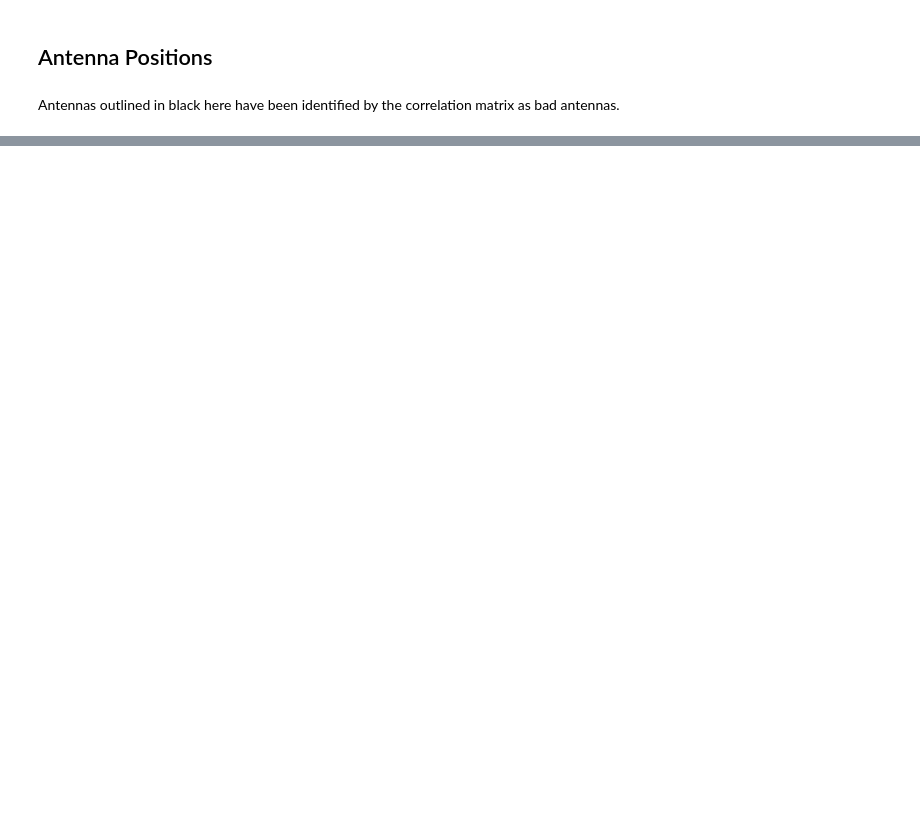
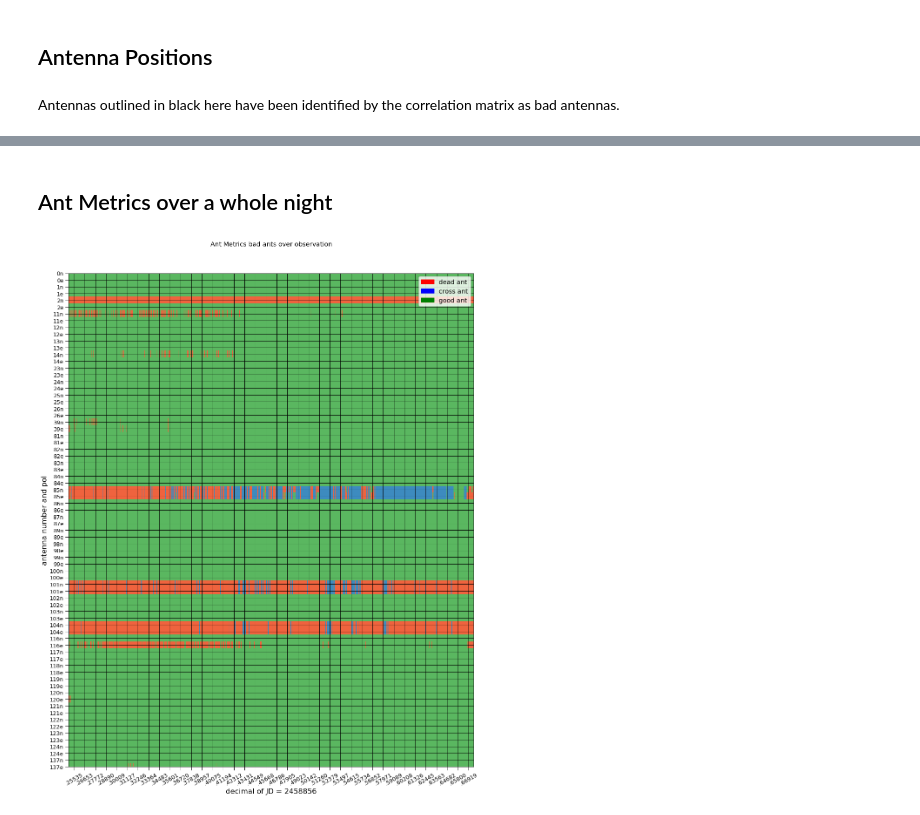
Before and after one commit to HERA-Team/H3C_plots, a Jupyter notebook: data_inspect_2458856.ipynb, the cells around one changed output, grey strips where cells are left out. Cells and saved outputs as stored; diff of their text form; code cells hidden in the pictures; blank space fills up the shorter version.

```diff
--- a/data_inspect_2458856.ipynb
+++ b/data_inspect_2458856.ipynb
@@ -83,0 +94,3 @@ utils.plot_antenna_positions(uvd1, badAnts=badAnts)
+# %%
+antmetfiles = sorted(glob.glob("{0}/zen.*.*.hdf5".format(data_path)))
+ant_metrics = hera_qm.ant_metrics.load_antenna_metrics(antmetfiles[1])
@@ -83,0 +106,6 @@ utils.plot_antenna_positions(uvd1, badAnts=badAnts)
+# %% [markdown]
+## Ant Metrics over a whole night
+# %%
+utils.all_ant_mets(antmetfiles, HHfiles)
+# %% [output]
+[figure, added]
```
Also changed, not shown: parts of 11 cells of this notebook, 1 other file.
